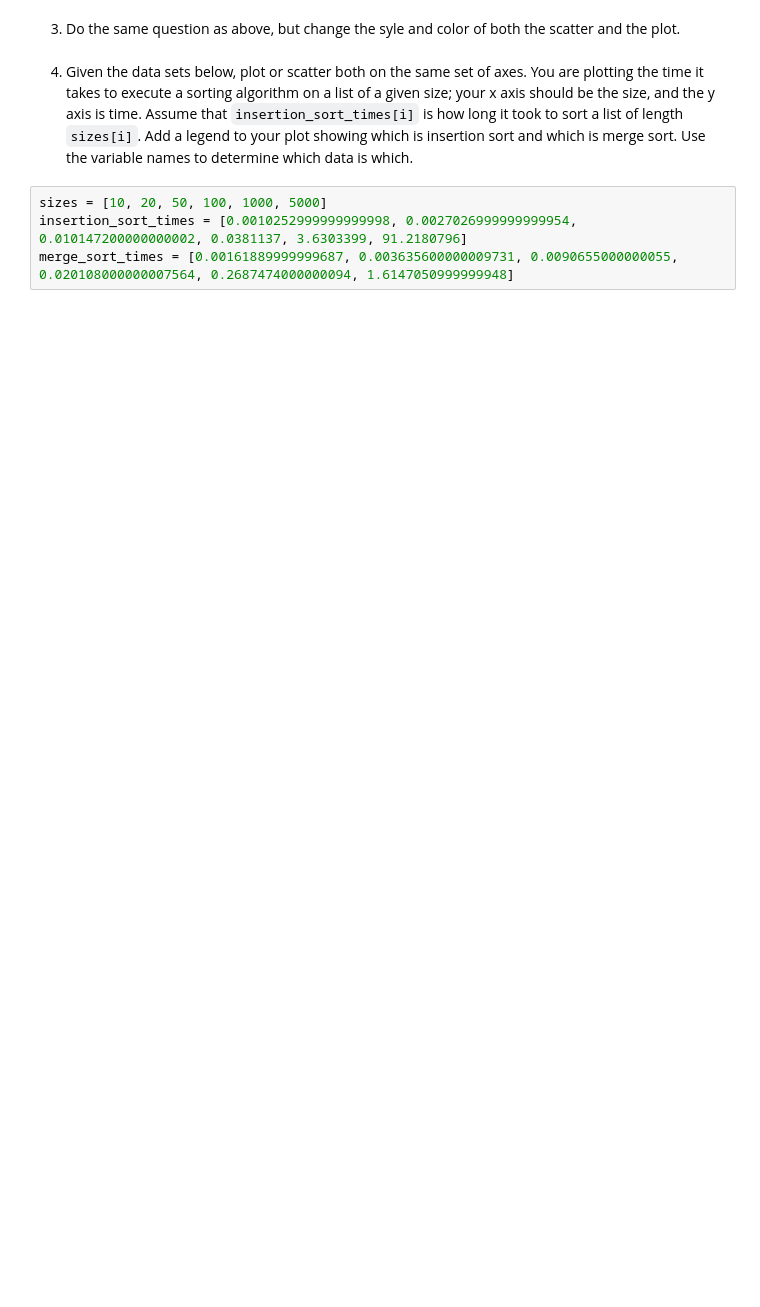
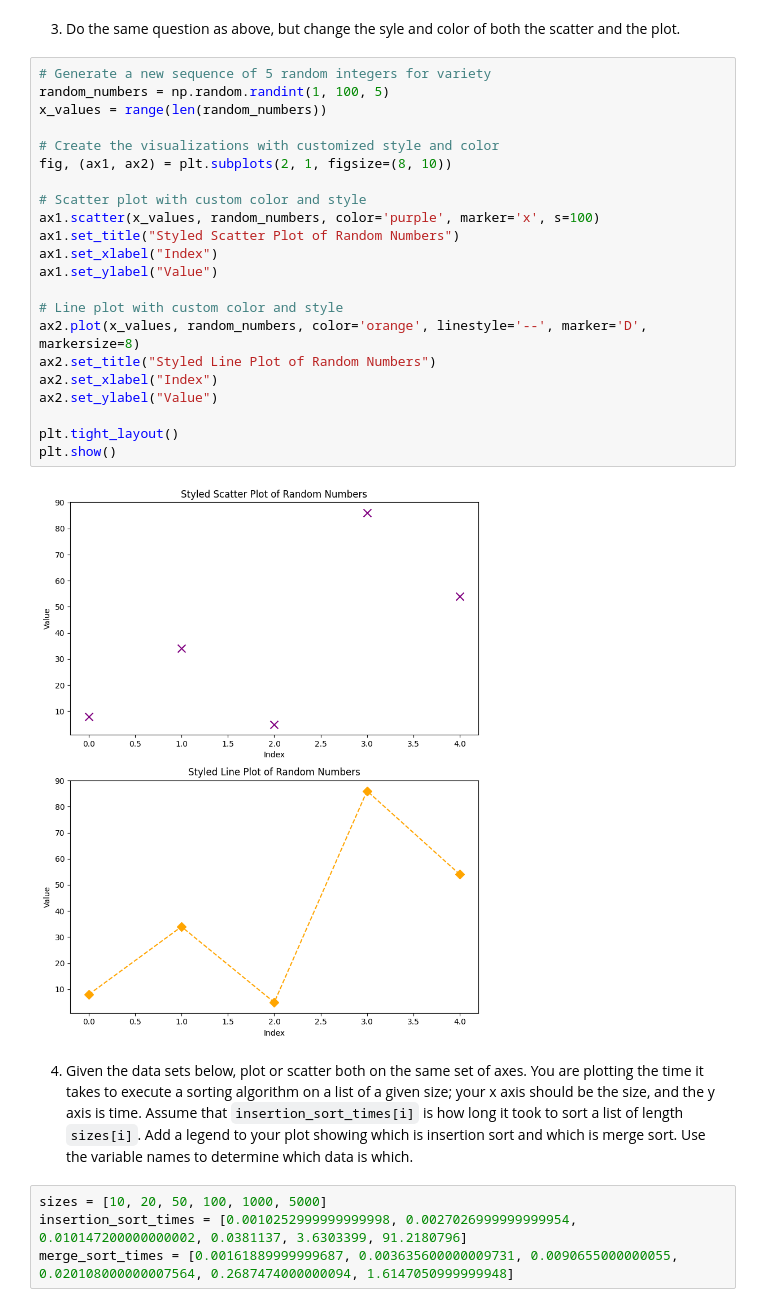
Before and after one commit to albertokabore/Albert-Web-Mining-Project-3, a Jupyter notebook: pyplot.ipynb, the cells around one changed output. Cells and saved outputs as stored; diff of their text form; blank space fills up the shorter version.

```diff
--- a/pyplot.ipynb
+++ b/pyplot.ipynb
@@ -71,5 +71,29 @@ plt.show()
 # %% [markdown]
 3. Do the same question as above, but change the syle and color of both the scatter and the plot.
+# %%
+# Generate a new sequence of 5 random integers for variety
+random_numbers = np.random.randint(1, 100, 5)
+x_values = range(len(random_numbers))
+
+# Create the visualizations with customized style and color
+fig, (ax1, ax2) = plt.subplots(2, 1, figsize=(8, 10))
+
+# Scatter plot with custom color and style
+ax1.scatter(x_values, random_numbers, color='purple', marker='x', s=100)
+ax1.set_title("Styled Scatter Plot of Random Numbers")
+ax1.set_xlabel("Index")
+ax1.set_ylabel("Value")
+
+# Line plot with custom color and style
+ax2.plot(x_values, random_numbers, color='orange', linestyle='--', marker='D', markersize=8)
+ax2.set_title("Styled Line Plot of Random Numbers")
+ax2.set_xlabel("Index")
+ax2.set_ylabel("Value")
+
+plt.tight_layout()
+plt.show()
+# %% [output]
+[figure, added]
 # %% [markdown]
 4. Given the data sets below, plot or scatter both on the same set of axes.  You are plotting the time it takes to execute a sorting algorithm on a list of a given size; your x axis should be the size, and the y axis is time.  Assume that `insertion_sort_times[i]` is how long it took to sort a list of length `sizes[i]`.  Add a legend to your plot showing which is insertion sort and which is merge sort.  Use the variable names to determine which data is which.
 # %%
```
Also changed, not shown: parts of 1 cell of this notebook.
